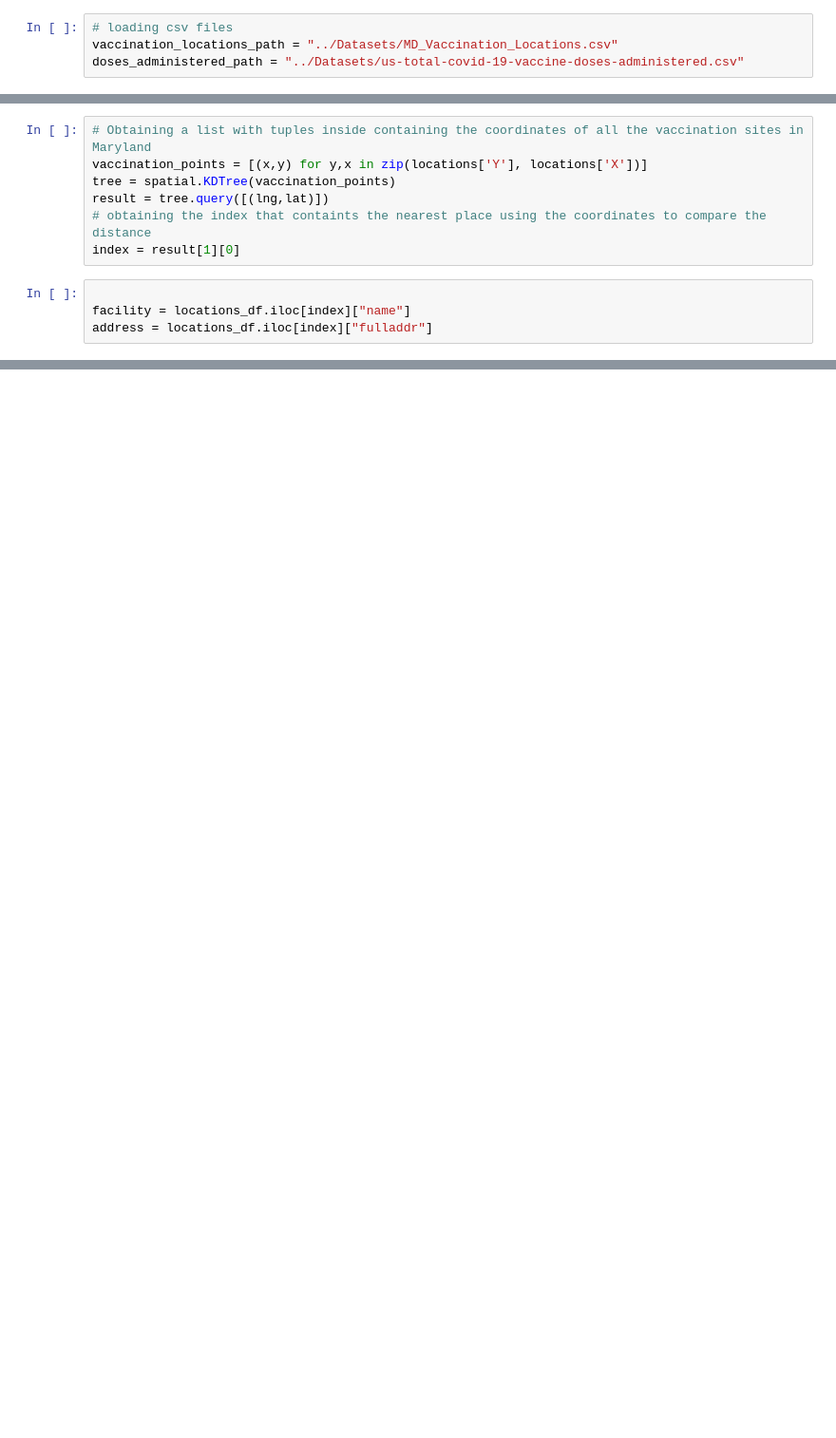
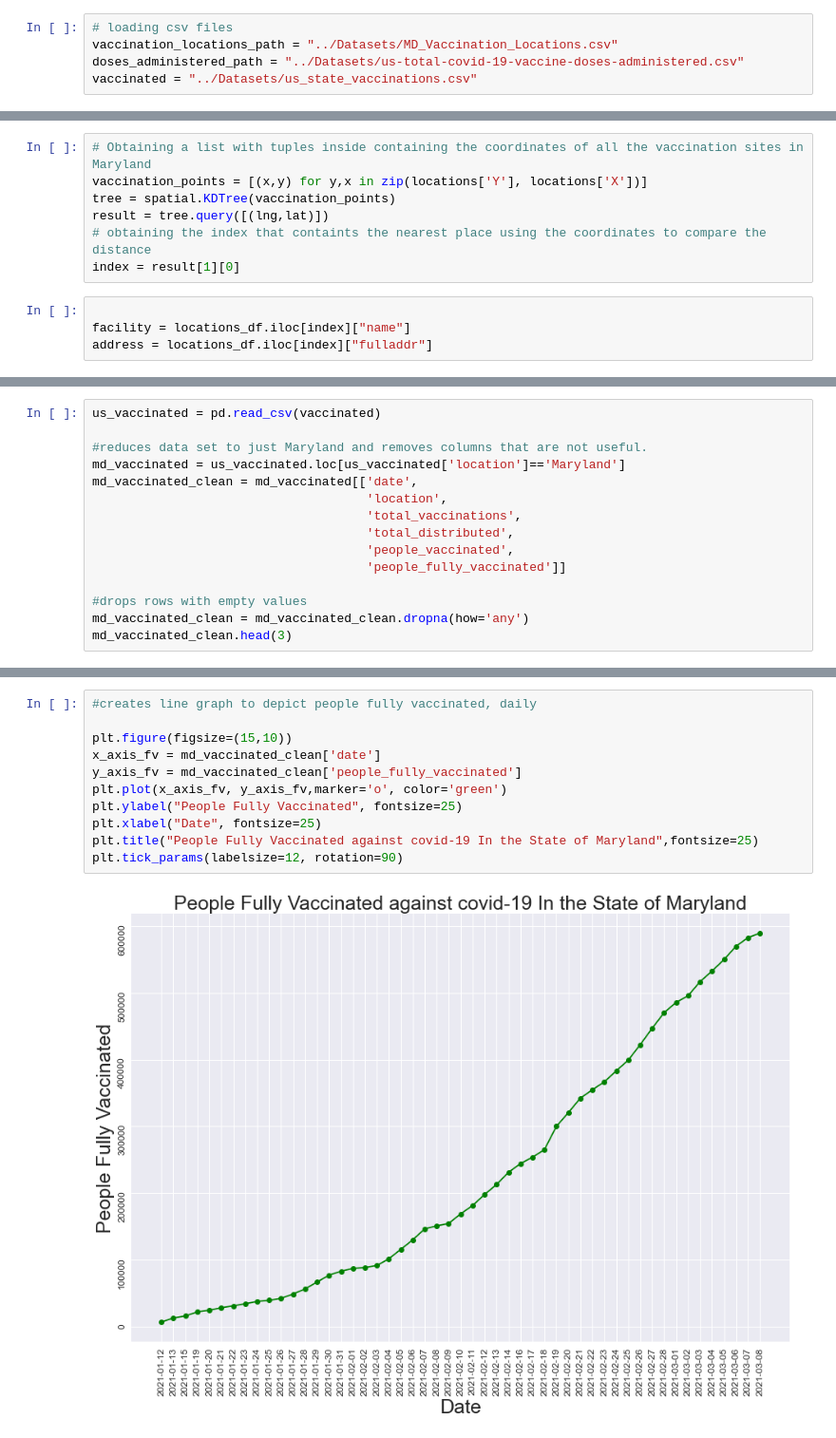
Before and after one commit to ccgrace/maryland_vaccination, a Jupyter notebook: Covid19-Vaccination-Analysis/Vaccionation_in_Maryland_starter.ipynb, the cells around one changed output, grey strips where cells are left out. Shown at 95% size. Saved outputs shown, nothing was run; the diff lists cells and outputs as text; blank space fills up the shorter version.

Commit message:
Updated with data and graphs for people who are fully vaccinated

```diff
--- a/Covid19-Vaccination-Analysis/Vaccionation_in_Maryland_starter.ipynb
+++ b/Covid19-Vaccination-Analysis/Vaccionation_in_Maryland_starter.ipynb
@@ -16,6 +16,7 @@ from config import g_key
 # loading csv files
 vaccination_locations_path = "../Datasets/MD_Vaccination_Locations.csv"
 doses_administered_path = "../Datasets/us-total-covid-19-vaccine-doses-administered.csv"
+vaccinated = "../Datasets/us_state_vaccinations.csv"
 # %% [markdown]
 <center><i><h1 style="background-color:black;color:orange">Total covid-19 vaccine doses administered In The US</h1></i></center>
 <div style="background-color:LightSlateGray">
@@ -187,0 +192,15 @@ located at: 209 N 3rd St Oakland MD 21550
+# %%
+us_vaccinated = pd.read_csv(vaccinated)
+
+#reduces data set to just Maryland and removes columns that are not useful.
+md_vaccinated = us_vaccinated.loc[us_vaccinated['location']=='Maryland']
+md_vaccinated_clean = md_vaccinated[['date',
+                                     'location',
+                                     'total_vaccinations',
+                                     'total_distributed',
+                                     'people_vaccinated',
+                                     'people_fully_vaccinated']]
+
+#drops rows with empty values
+md_vaccinated_clean = md_vaccinated_clean.dropna(how='any')
+md_vaccinated_clean.head(3)
@@ -187,0 +212,13 @@ located at: 209 N 3rd St Oakland MD 21550
+# %%
+#creates line graph to depict people fully vaccinated, daily
+
+plt.figure(figsize=(15,10))
+x_axis_fv = md_vaccinated_clean['date']
+y_axis_fv = md_vaccinated_clean['people_fully_vaccinated']
+plt.plot(x_axis_fv, y_axis_fv,marker='o', color='green')
+plt.ylabel("People Fully Vaccinated", fontsize=25)
+plt.xlabel("Date", fontsize=25)
+plt.title("People Fully Vaccinated against covid-19 In the State of Maryland",fontsize=25)
+plt.tick_params(labelsize=12, rotation=90)
+# %% [output]
+[figure, added]
```
Also changed, not shown: parts of 12 cells of this notebook.
